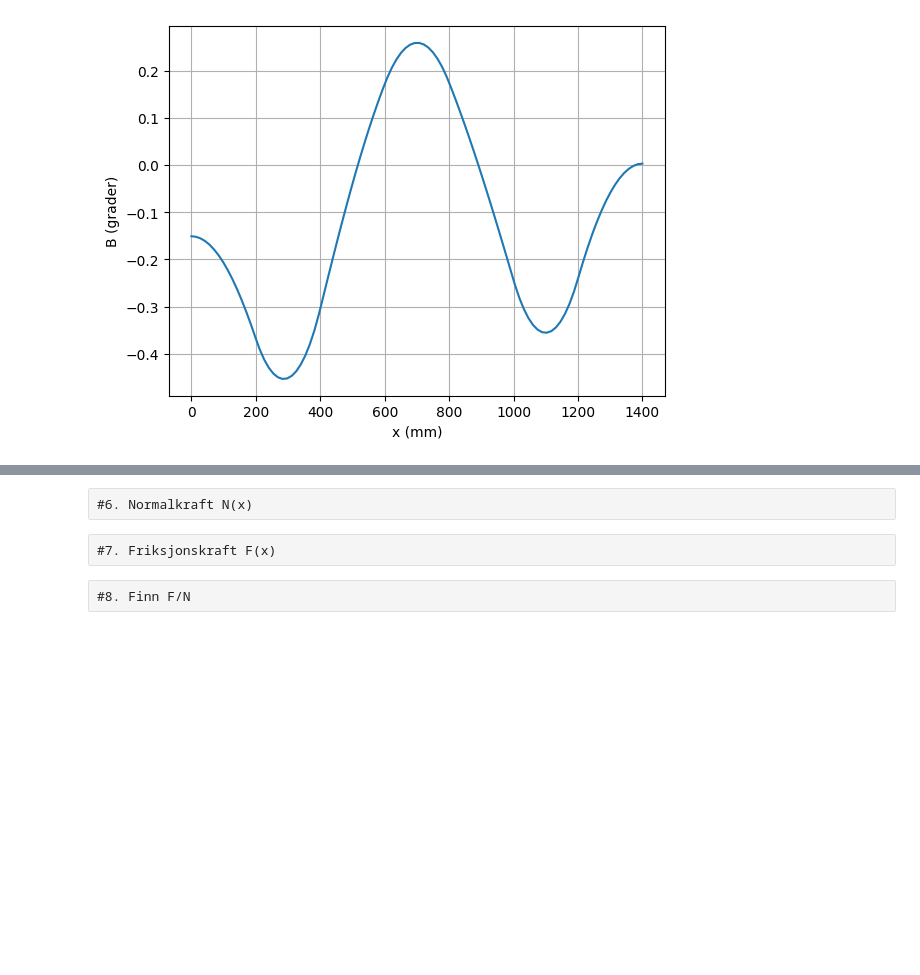
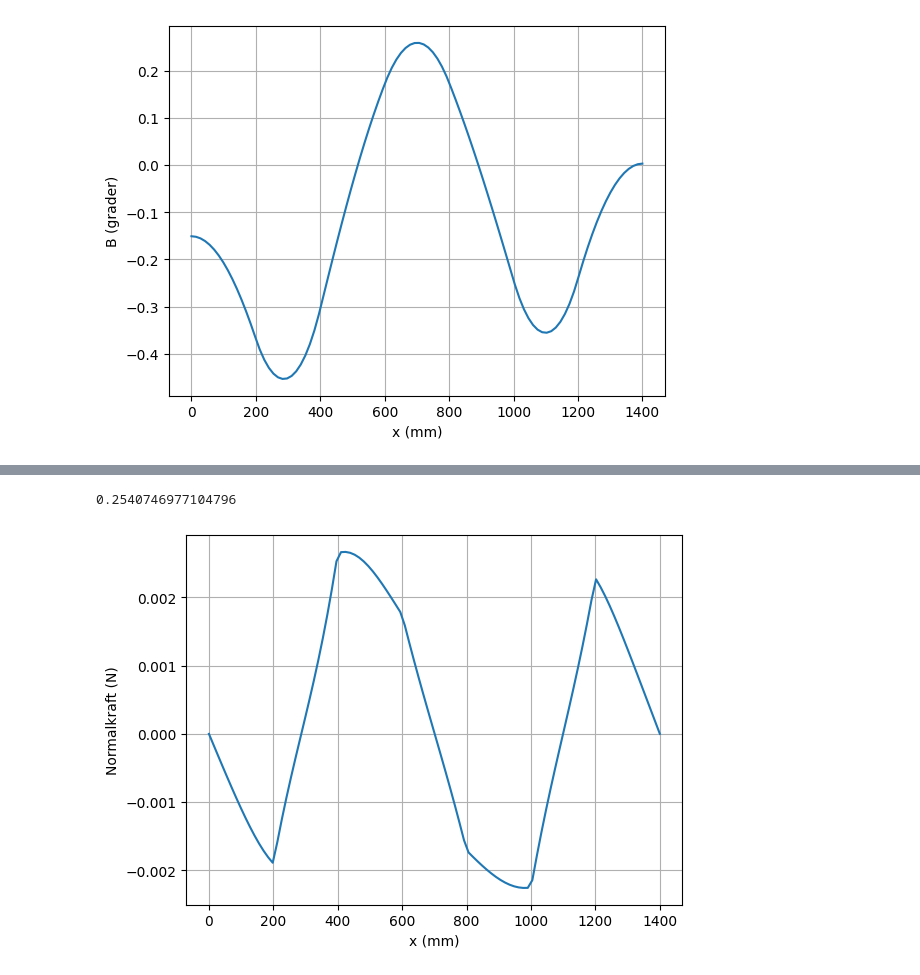
Before and after one commit to maranshan/fysikklabH23G111, a Jupyter notebook: baneform_V23.ipynb, the cells around one changed output, grey strips where cells are left out. Saved outputs shown, nothing was run; the diff lists cells and outputs as text; code cells hidden in the pictures; blank space fills up the shorter version.

```diff
--- a/baneform_V23.ipynb
+++ b/baneform_V23.ipynb
@@ -180,6 +205,25 @@ plt.show()
-# %% [raw]
-#6. Normalkraft N(x)
-# %% [raw]
-#7. Friksjonskraft F(x)
-# %% [raw]
-#8. Finn F/N
+# %%
+#6. Normalkraft N(x)
+def k(x):
+    k =  cs(x,2) / ((1+cs(x,1)**2)**(3/2))
+    return k
+
+def a(x):
+    a = ((2*g*(y0-cs(x)))/(1+c))*k(x)
+    return a
+
+def N(x):
+    N = m * (g*np.cos(x) + a(x))
+    return N
+
+print(N(100))
+
+ls = np.linspace(0, 1400, 100)
+plt.plot(ls, [k(x) for x in ls])
+plt.xlabel('x (mm)')
+plt.ylabel('Normalkraft (N)')
+plt.grid(True)
+plt.show()
+# %% [output]
+0.2540746977104796
+[figure, added]
```
Also changed, not shown: parts of 7 cells of this notebook.
